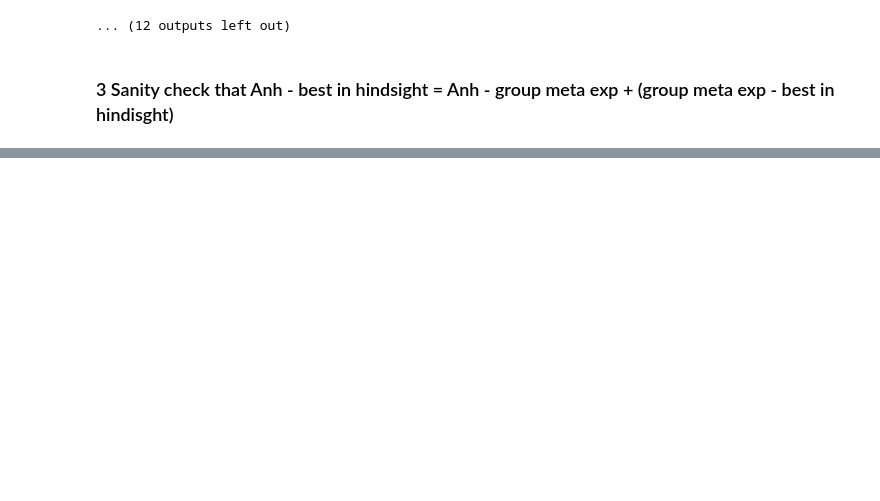
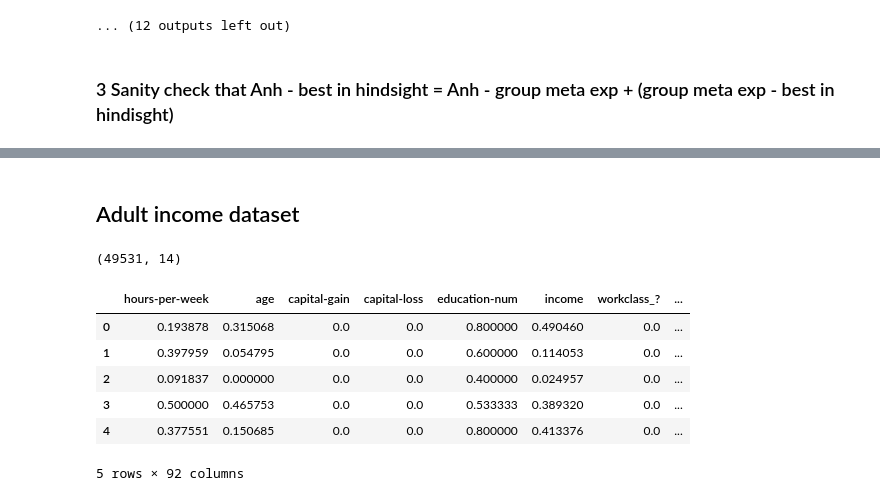
Before and after one commit to krishnacharya/multidecomp, a Jupyter notebook: iclr_res/1res.ipynb, the cells around one changed output, grey strips where cells are left out. Drawn from its saved outputs; the diff is of its cells as text; code cells hidden in the pictures; blank space fills up the shorter version.

```diff
--- a/iclr_res/1res.ipynb
+++ b/iclr_res/1res.ipynb
@@ -356,0 +411,24 @@ def find_besthindsight(cl_metaexp_gname, X_dat_g, y_dat_g, num_points = 10):
+# %% [markdown]
+## Adult income dataset
+# %%
+df_adult = pd.read_csv('./data_small/adult_reconstruction.csv')
+print(df_adult.shape)
+
+numeric_all = ['hours-per-week', 'age', 'capital-gain', 'capital-loss', 'education-num', 'income']
+cat_feat =  ['workclass', 'marital-status', 'relationship', 'native-country', 'occupation', 'race', 'sex']
+
+df_adult.drop(['education'], axis = 1, inplace=True)
+df_adult_mm = numeric_scaler(df_adult, numeric_all)
+df_adult_mm_oh = one_hot(df_adult_mm, cat_feat)
+df_adult_mm_oh.drop(cat_feat, axis = 1, inplace=True) # drop the categorics that were used to one hot encode
+df_adult_mm_oh = df_adult_mm_oh * 1.0 # make bool true, false into 1.0, 0.0
+df_adult_mm_oh.head()
+# %% [output]
+(49531, 14)
+|  | hours-per-week | age | capital-gain | capital-loss | education-num | income | workclass_? | ... |
+| 0 | 0.193878 | 0.315068 | 0.0 | 0.0 | 0.800000 | 0.490460 | 0.0 | ... |
+| 1 | 0.397959 | 0.054795 | 0.0 | 0.0 | 0.600000 | 0.114053 | 0.0 | ... |
+| 2 | 0.091837 | 0.000000 | 0.0 | 0.0 | 0.400000 | 0.024957 | 0.0 | ... |
+| 3 | 0.500000 | 0.465753 | 0.0 | 0.0 | 0.533333 | 0.389320 | 0.0 | ... |
+| 4 | 0.377551 | 0.150685 | 0.0 | 0.0 | 0.800000 | 0.413376 | 0.0 | ... |
+5 rows × 92 columns
```
Also changed, not shown: parts of 23 cells of this notebook, 6 other files.
